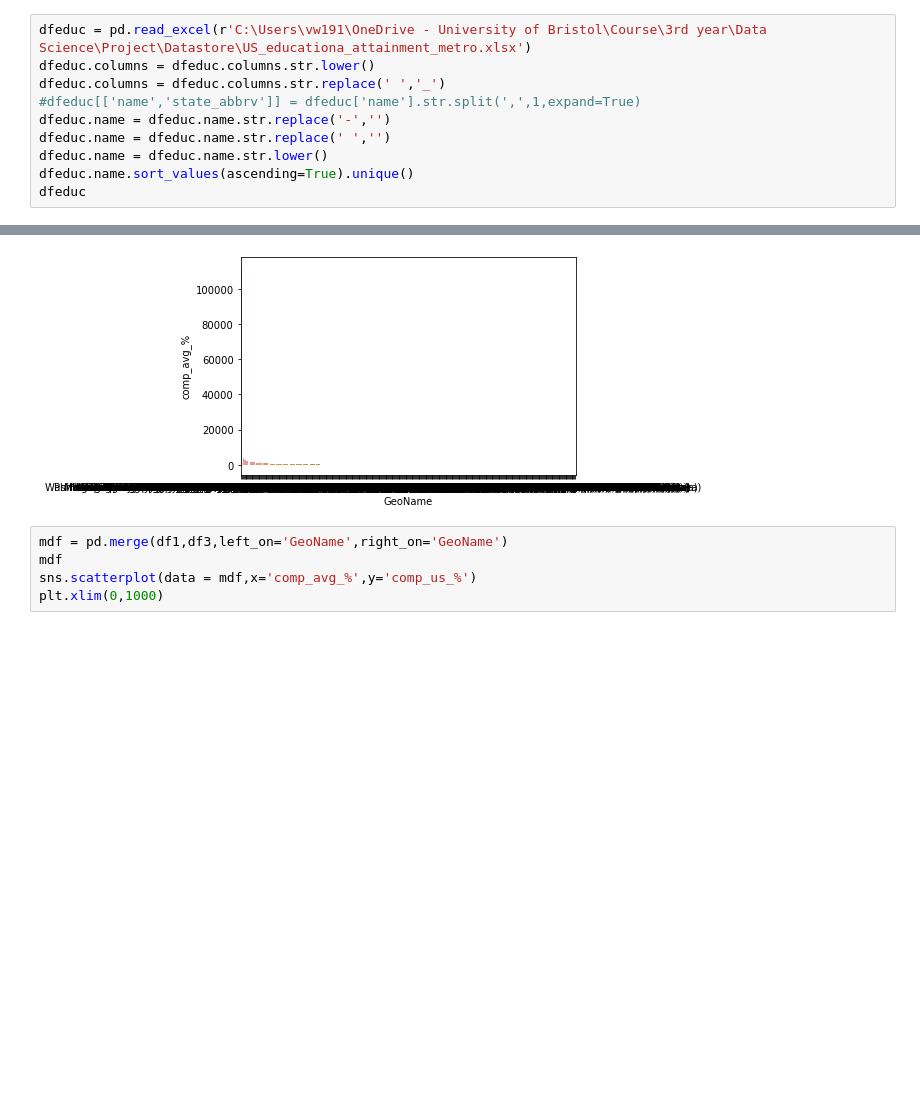
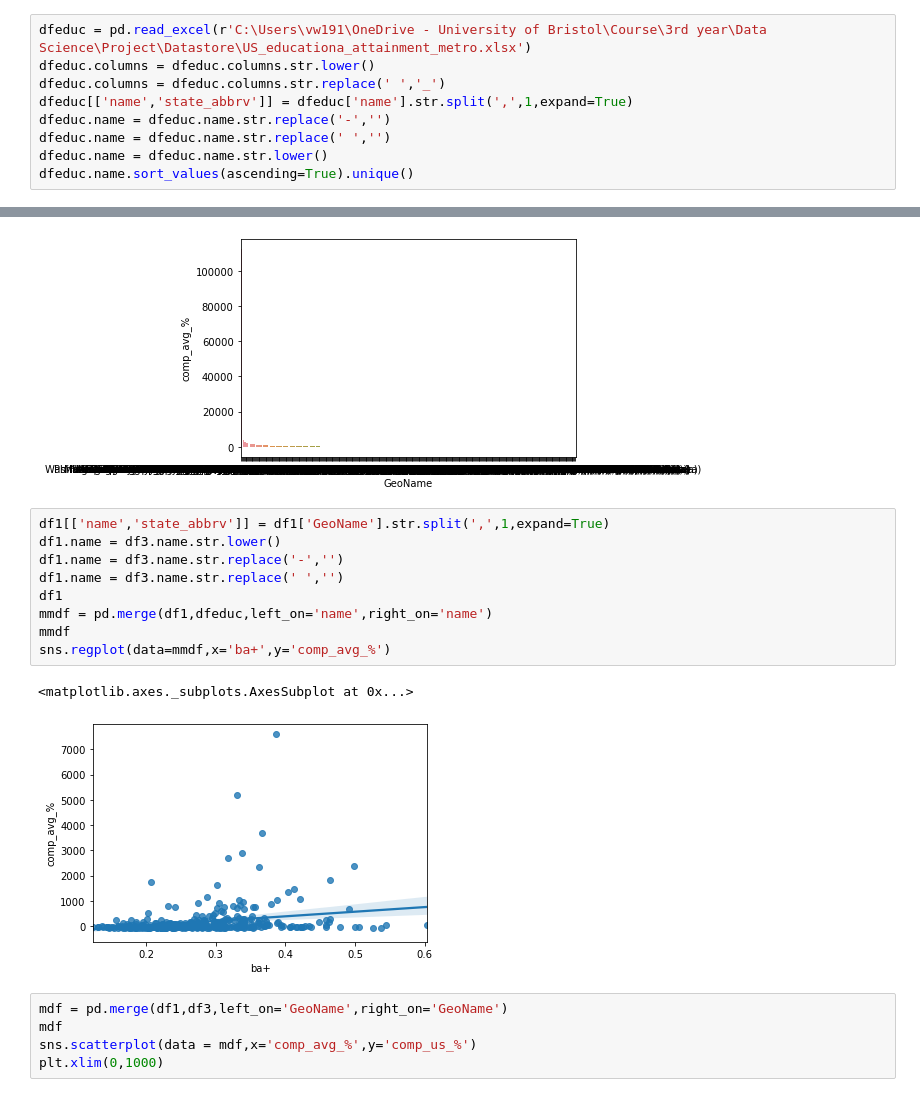
Before and after one commit to 107SBakst/107SBakst.github.io, a Jupyter notebook: Python/project_oecd4.ipynb, the cells around one changed output, grey strips where cells are left out. Cells and saved outputs as stored; diff of their text form; blank space fills up the shorter version.

```diff
--- a/Python/project_oecd4.ipynb
+++ b/Python/project_oecd4.ipynb
@@ -57,9 +66,8 @@ mdf.metropolitan_areas_x.sort_values(ascending=True).unique()
 dfeduc = pd.read_excel(r'C:\Users\vw191\OneDrive - University of Bristol\Course\3rd year\Data Science\Project\Datastore\US_educationa_attainment_metro.xlsx')
 dfeduc.columns = dfeduc.columns.str.lower()
 dfeduc.columns = dfeduc.columns.str.replace(' ','_')
-#dfeduc[['name','state_abbrv']] = dfeduc['name'].str.split(',',1,expand=True)
+dfeduc[['name','state_abbrv']] = dfeduc['name'].str.split(',',1,expand=True)
 dfeduc.name = dfeduc.name.str.replace('-','')
 dfeduc.name = dfeduc.name.str.replace(' ','')
 dfeduc.name = dfeduc.name.str.lower()
 dfeduc.name.sort_values(ascending=True).unique()
-dfeduc
@@ -204,6 +256,18 @@ sns.barplot(data=df1,x='GeoName',y='comp_avg_%')
 # %% [output]
 <matplotlib.axes._subplots.AxesSubplot at 0x...>
 [figure]
+# %%
+df1[['name','state_abbrv']] = df1['GeoName'].str.split(',',1,expand=True)
+df1.name = df3.name.str.lower()
+df1.name = df3.name.str.replace('-','')
+df1.name = df3.name.str.replace(' ','')
+df1
+mmdf = pd.merge(df1,dfeduc,left_on='name',right_on='name')
+mmdf
+sns.regplot(data=mmdf,x='ba+',y='comp_avg_%')
+# %% [output]
+<matplotlib.axes._subplots.AxesSubplot at 0x...>
+[figure, added]
 # %%
 mdf = pd.merge(df1,df3,left_on='GeoName',right_on='GeoName')
 mdf
```
Also changed, not shown: parts of 4 cells of this notebook.
